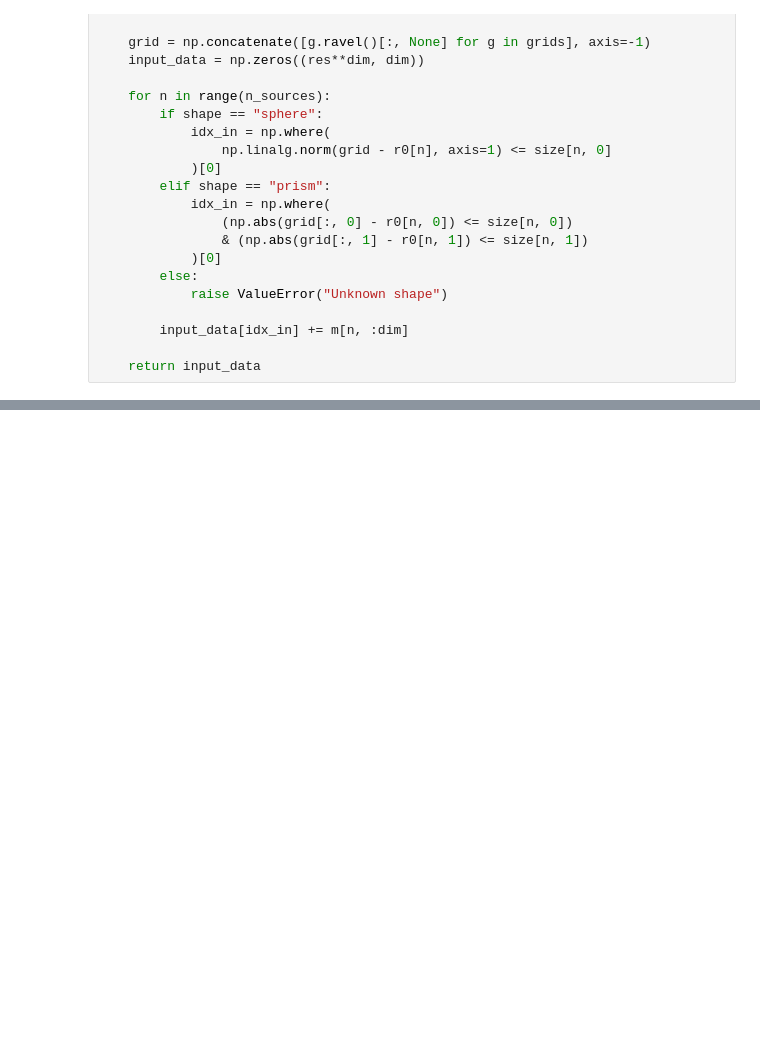
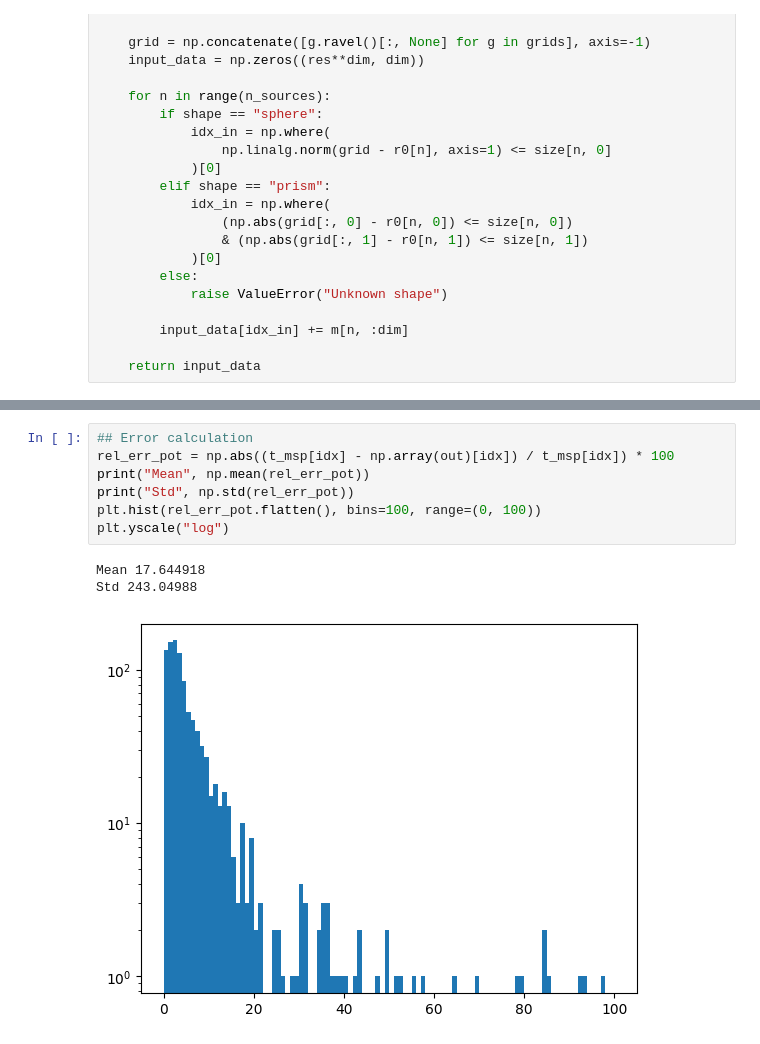
Before and after one commit to cmt-dtu-energy/hypermagnetics, a Jupyter notebook: nbs/fno_Fig6.ipynb, the cells around one changed output, grey strips where cells are left out. Drawn from its saved outputs; the diff is of its cells as text; blank space fills up the shorter version.

```diff
--- a/nbs/fno_Fig6.ipynb
+++ b/nbs/fno_Fig6.ipynb
@@ -176,0 +223,11 @@ cbar.set_ticks(cbar_ticks)
+# %%
+## Error calculation
+rel_err_pot = np.abs((t_msp[idx] - np.array(out)[idx]) / t_msp[idx]) * 100
+print("Mean", np.mean(rel_err_pot))
+print("Std", np.std(rel_err_pot))
+plt.hist(rel_err_pot.flatten(), bins=100, range=(0, 100))
+plt.yscale("log")
+# %% [output]
+Mean 17.644918
+Std 243.04988
+[figure, added]
```
Also changed, not shown: parts of 7 cells of this notebook, 1 other file.
